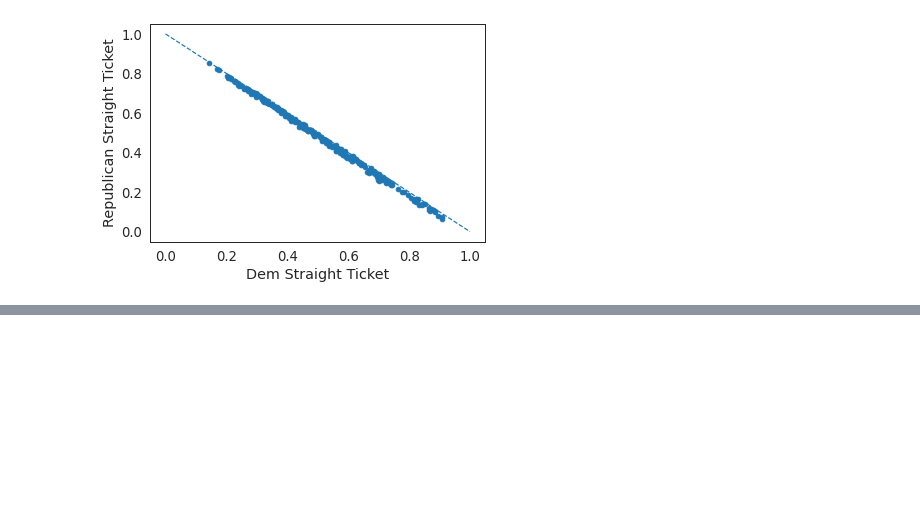
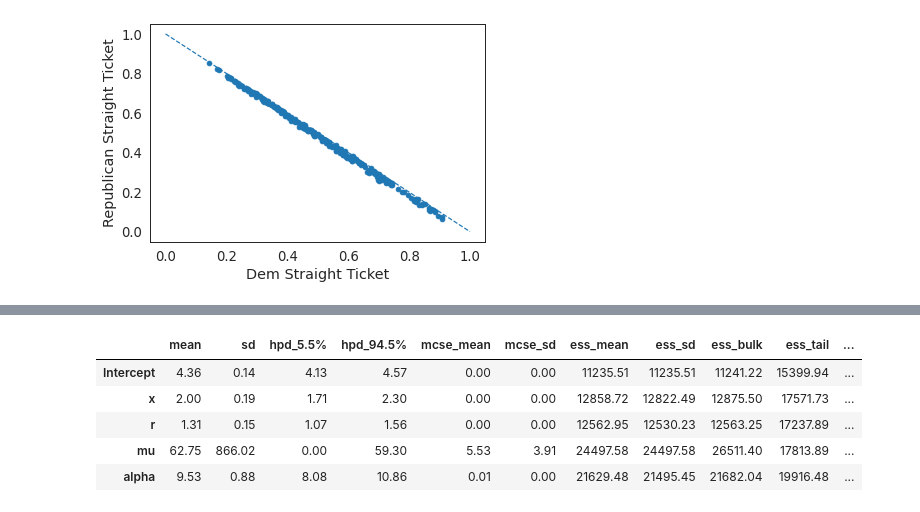
Before and after one commit to josephbb/BenfordBS, a Jupyter notebook: KentCount.ipynb, the cells around one changed output, grey strips where cells are left out. Drawn from its saved outputs; the diff is of its cells as text; code cells hidden in the pictures; blank space fills up the shorter version.

Commit message:
shiva round 3

```diff
--- a/KentCount.ipynb
+++ b/KentCount.ipynb
@@ -217,0 +336,9 @@ Text(0.5, 0, 'Dem Straight Ticket')
+# %%
+az.summary(trace2, round_to=2,credible_interval=0.89)
+# %% [output]
+|  | mean | sd | hpd_5.5% | hpd_94.5% | mcse_mean | mcse_sd | ess_mean | ess_sd | ess_bulk | ess_tail | ... |
+| Intercept | 4.36 | 0.14 | 4.13 | 4.57 | 0.00 | 0.00 | 11235.51 | 11235.51 | 11241.22 | 15399.94 | ... |
+| x | 2.00 | 0.19 | 1.71 | 2.30 | 0.00 | 0.00 | 12858.72 | 12822.49 | 12875.50 | 17571.73 | ... |
+| r | 1.31 | 0.15 | 1.07 | 1.56 | 0.00 | 0.00 | 12562.95 | 12530.23 | 12563.25 | 17237.89 | ... |
+| mu | 62.75 | 866.02 | 0.00 | 59.30 | 5.53 | 3.91 | 24497.58 | 24497.58 | 26511.40 | 17813.89 | ... |
+| alpha | 9.53 | 0.88 | 8.08 | 10.86 | 0.01 | 0.00 | 21629.48 | 21495.45 | 21682.04 | 19916.48 | ... |
```
Also changed, not shown: parts of 13 cells of this notebook.
